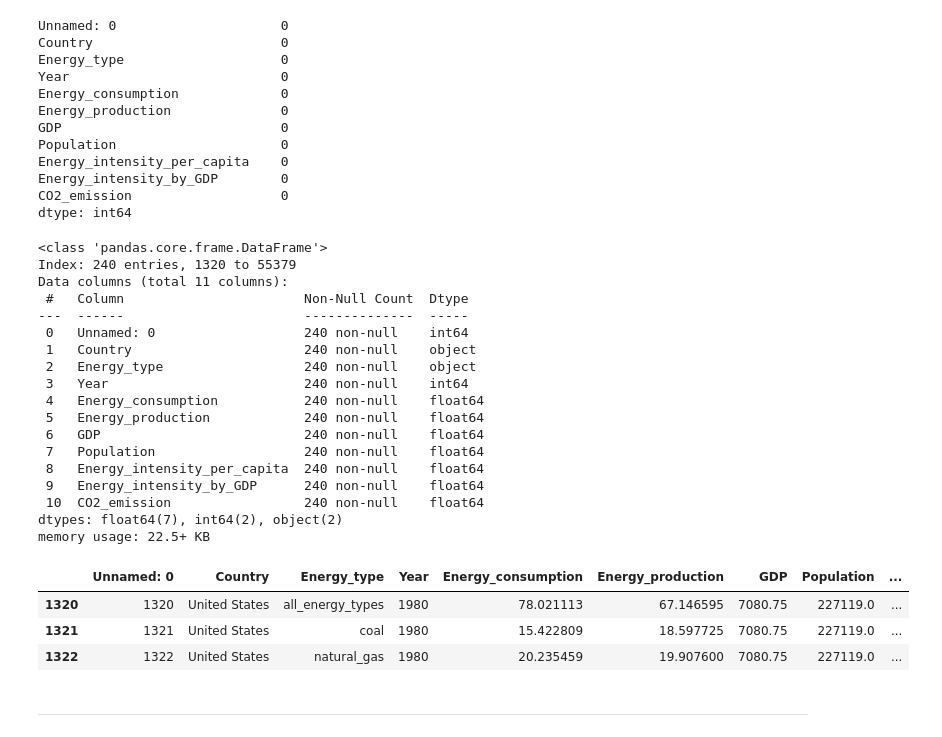
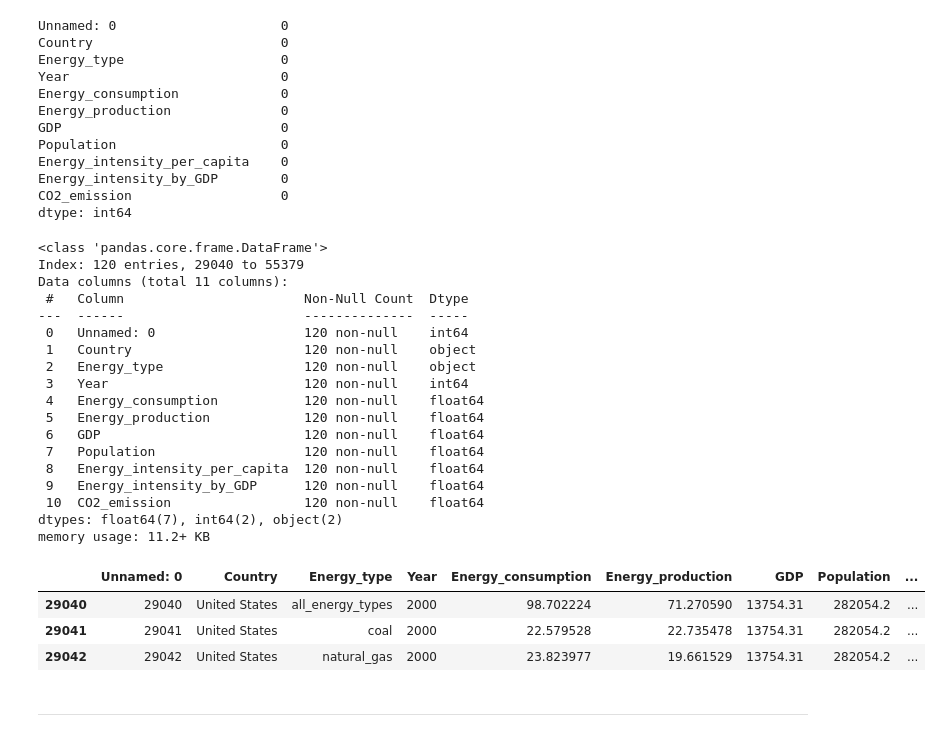
Before and after one commit to A-Lasso/Taxis-NewYork, a Jupyter notebook: Analisis_raw_contaminacion.ipynb, the cells around one changed output. Saved outputs shown, nothing was run; the diff lists cells and outputs as text; code cells hidden in the pictures.

```diff
--- a/Analisis_raw_contaminacion.ipynb
+++ b/Analisis_raw_contaminacion.ipynb
@@ -124,5 +135,5 @@ df_calidadDelAire.to_csv(r'Datasets_procesados_contaminacion\Calidad del aire.cs
 # %%
 # Inicio con el segundo dataset sin embargo noto que contiene datos de muchos países y años por lo cual utilizo un filtro
 
-df_filtrado = df_energia.loc[(df_energia['Country'] == 'United States') & (df_energia['Year'] >= 1980)]
+df_energia = df_energia.loc[(df_energia['Country'] == 'United States') & (df_energia['Year'] >= 2000)]
 # %%
@@ -143,33 +154,33 @@ Energy_intensity_by_GDP        0
 CO2_emission                   0
 dtype: int64
 # %%
-df_filtrado.info()
+df_energia.info()
 # %% [output]
 <class 'pandas.core.frame.DataFrame'>
-Index: 240 entries, 1320 to 55379
+Index: 120 entries, 29040 to 55379
 Data columns (total 11 columns):
  #   Column                       Non-Null Count  Dtype
 ---  ------                       --------------  -----
- 0   Unnamed: 0                   240 non-null    int64
- 1   Country                      240 non-null    object
- 2   Energy_type                  240 non-null    object
- 3   Year                         240 non-null    int64
- 4   Energy_consumption           240 non-null    float64
- 5   Energy_production            240 non-null    float64
- 6   GDP                          240 non-null    float64
- 7   Population                   240 non-null    float64
- 8   Energy_intensity_per_capita  240 non-null    float64
- 9   Energy_intensity_by_GDP      240 non-null    float64
- 10  CO2_emission                 240 non-null    float64
+ 0   Unnamed: 0                   120 non-null    int64
+ 1   Country                      120 non-null    object
+ 2   Energy_type                  120 non-null    object
+ 3   Year                         120 non-null    int64
+ 4   Energy_consumption           120 non-null    float64
+ 5   Energy_production            120 non-null    float64
+ 6   GDP                          120 non-null    float64
+ 7   Population                   120 non-null    float64
+ 8   Energy_intensity_per_capita  120 non-null    float64
+ 9   Energy_intensity_by_GDP      120 non-null    float64
+ 10  CO2_emission                 120 non-null    float64
 dtypes: float64(7), int64(2), object(2)
-memory usage: 22.5+ KB
+memory usage: 11.2+ KB
 # %%
-df_filtrado.head(3)
+df_energia.head(3)
 # %% [output]
 |  | Unnamed: 0 | Country | Energy_type | Year | Energy_consumption | Energy_production | GDP | Population | ... |
-| 1320 | 1320 | United States | all_energy_types | 1980 | 78.021113 | 67.146595 | 7080.75 | 227119.0 | ... |
-| 1321 | 1321 | United States | coal | 1980 | 15.422809 | 18.597725 | 7080.75 | 227119.0 | ... |
-| 1322 | 1322 | United States | natural_gas | 1980 | 20.235459 | 19.907600 | 7080.75 | 227119.0 | ... |
+| 29040 | 29040 | United States | all_energy_types | 2000 | 98.702224 | 71.270590 | 13754.31 | 282054.2 | ... |
+| 29041 | 29041 | United States | coal | 2000 | 22.579528 | 22.735478 | 13754.31 | 282054.2 | ... |
+| 29042 | 29042 | United States | natural_gas | 2000 | 23.823977 | 19.661529 | 13754.31 | 282054.2 | ... |
 # %%
 #El Energy_intensity_by_GDP es una medida  que sirve para correlacionar el crecimiento del PIB con el gasto de energía de un país a menor consumo
 #de GDP mejor porque significa mejor uso de recursos energeticos
```
Also changed, not shown: parts of 18 cells of this notebook, 5 other files.
